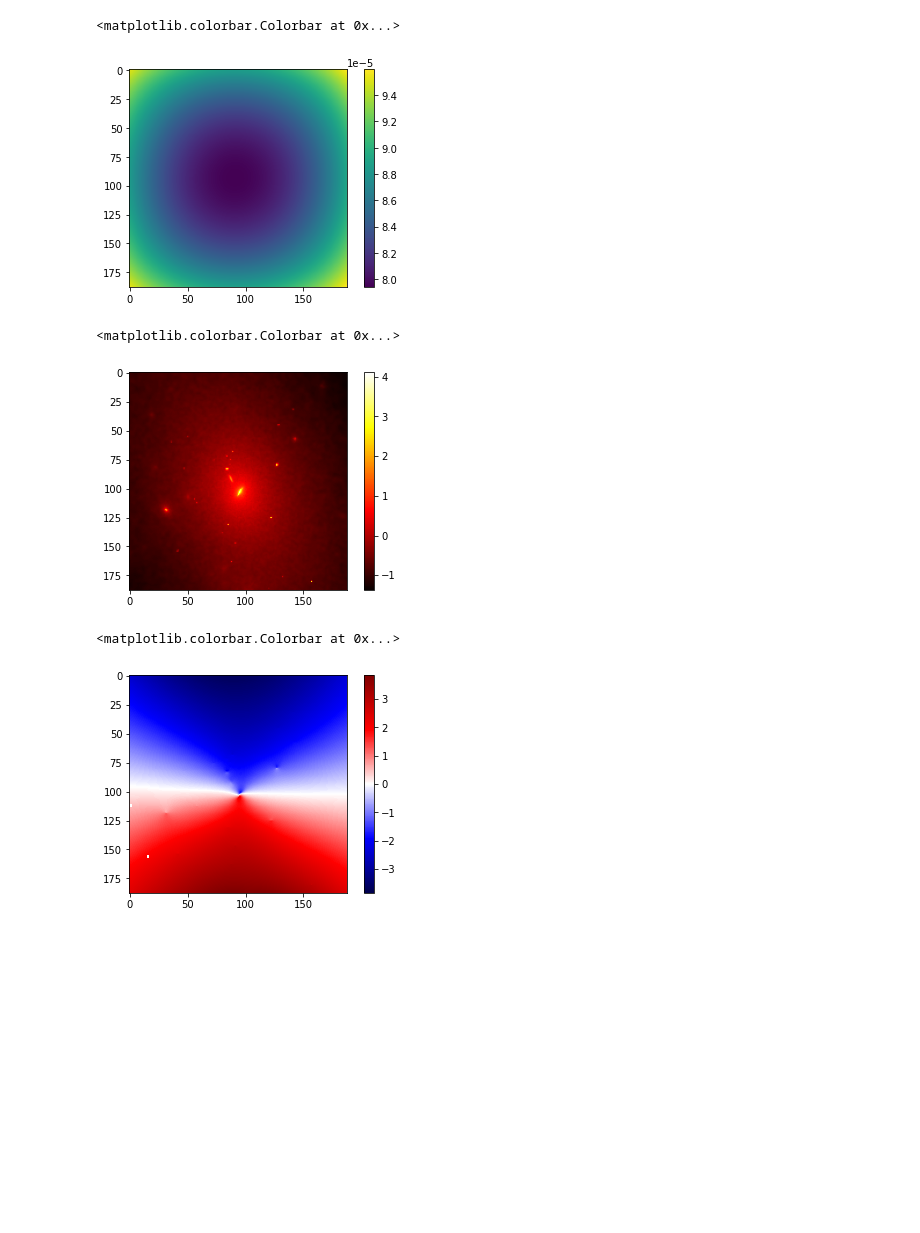
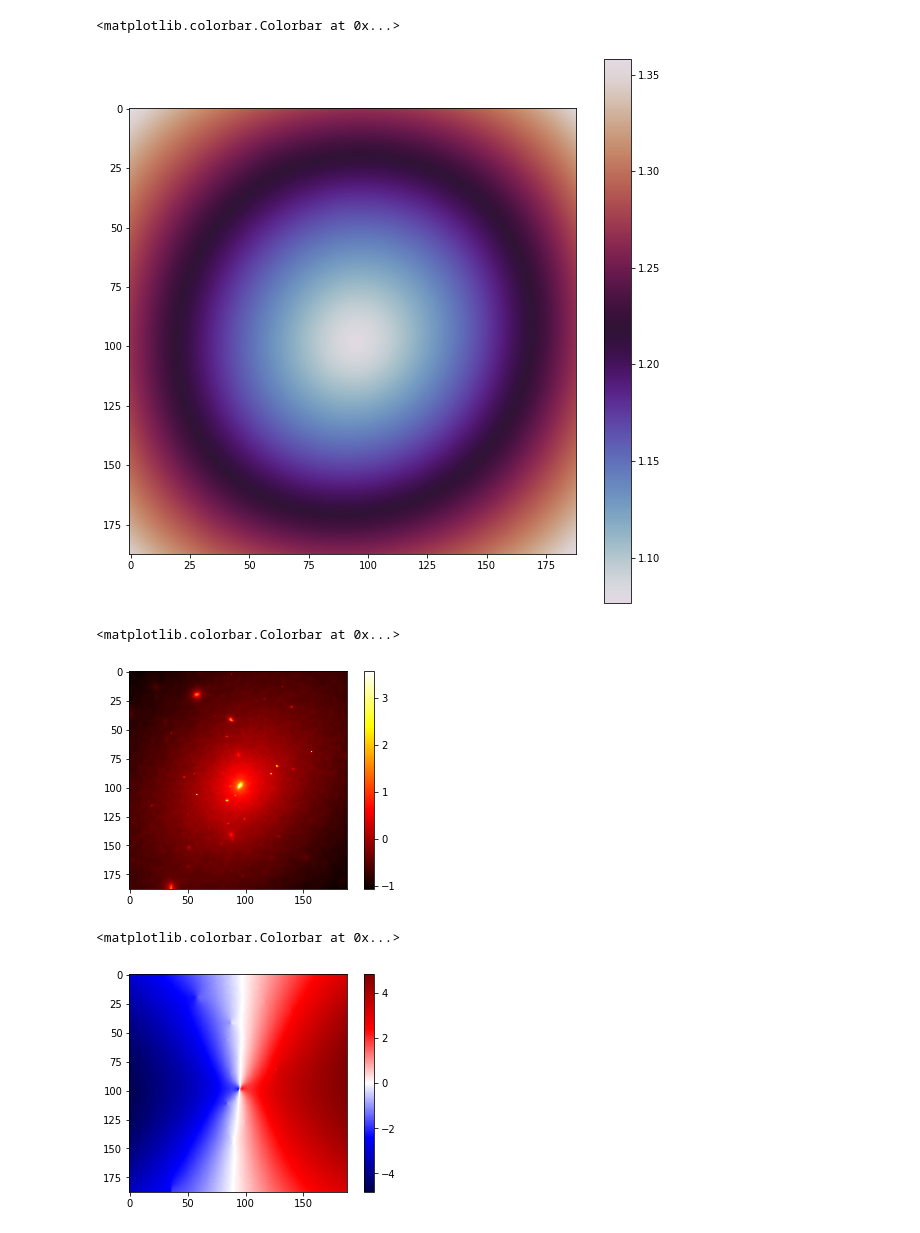
Before and after one commit to AlexandreAdam/Censai, a Jupyter notebook: notebooks/spl.ipynb, the cells around one changed output. Cells and saved outputs as stored; diff of their text form; code cells hidden in the pictures; blank space fills up the shorter version.

```diff
--- a/notebooks/spl.ipynb
+++ b/notebooks/spl.ipynb
@@ -7,6 +7,7 @@ from matplotlib.colors import CenteredNorm, LogNorm
 from astropy.cosmology import Planck18 as cosmo
 # %%
-hf = fits.open(os.path.join(os.getenv('CENSAI_PATH'), "data", "kappa_000000_spl_xz.fits"))
+from astropy.io import fits
+hf = fits.open(os.path.join(os.getenv('CENSAI_PATH'), "data", "kappa_000000_xy.fits"))
 # %%
 hf.info()
 # %% [output]
@@ -22,9 +28,12 @@ No.    Name      Ver    Type      Cards   Dimensions   Format
+# %%
+x = (1. / cosmo.angular_diameter_distance(0.5).value * 3600 / np.pi * 180 * cosmo.h)
 # %%
-plt.imshow(hf[1].data)
+plt.figure(figsize=(10, 10))
+plt.imshow(hf[1].data / x, cmap="twilight")
 plt.colorbar()
 # %% [output]
 <matplotlib.colorbar.Colorbar at 0x...>
-[figure, old version]
+[figure, new version]
 # %%
 psi = hf[1].data
 # %%
@@ -32,14 +41,14 @@ plt.imshow(np.log(hf[0].data), cmap="hot")
 plt.colorbar()
 # %% [output]
 <matplotlib.colorbar.Colorbar at 0x...>
-[figure, old version]
+[figure, new version]
 # %%
 alpha = hf[2].data
-plt.imshow(alpha[..., 1], cmap="seismic", norm=CenteredNorm())
+plt.imshow(alpha[..., 0], cmap="seismic", norm=CenteredNorm())
 plt.colorbar()
 # %% [output]
 <matplotlib.colorbar.Colorbar at 0x...>
-[figure, old version]
+[figure, new version]
 # %%
 alpha.max()
 # %% [output]
```
Also changed, not shown: parts of 9 cells of this notebook, 5 other files.
